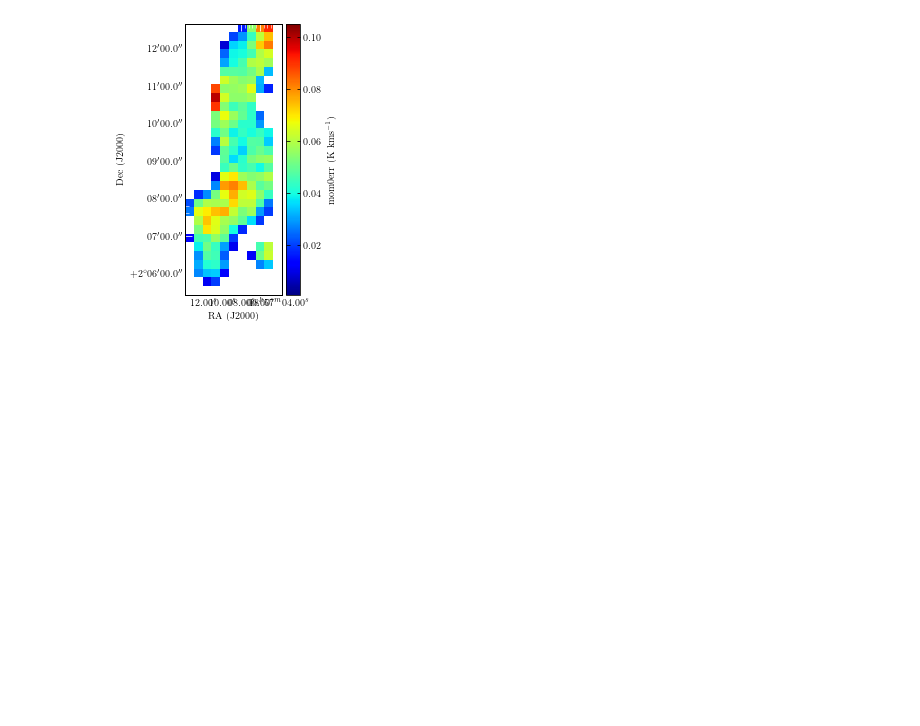
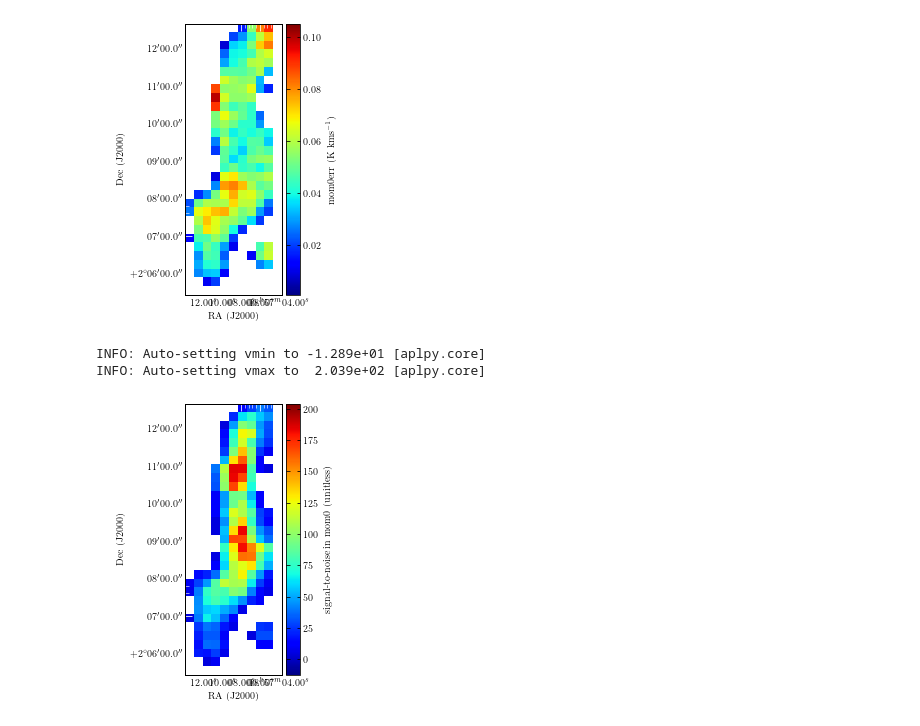
Before and after one commit to ashleythomasbarnes/data_cube_analysis, a Jupyter notebook: examples/moments_plotting.ipynb, the cells around one changed output. Cells and saved outputs as stored; diff of their text form; code cells hidden in the pictures; blank space fills up the shorter version.

```diff
--- a/examples/moments_plotting.ipynb
+++ b/examples/moments_plotting.ipynb
@@ -82,3 +83,18 @@ fig.savefig('mom0err.pdf', dpi=200, bbox_inches='tight')
 INFO: Auto-setting vmin to  6.729e-04 [aplpy.core]
 INFO: Auto-setting vmax to  1.052e-01 [aplpy.core]
 [figure]
+# %%
+#plot signal-to-noise ratio for mom0
+s2n = mom['mom0'].data/mom0err.data
+s2n = fits.PrimaryHDU(data=s2n, header=mom['mom0'].header)
+
+fig = plt.figure(figsize=(5,5))
+ax = aplpy.FITSFigure(s2n, figure=fig)
+ax.show_colorscale()
+ax.add_colorbar()
+ax.colorbar.set_axis_label_text('signal-to-noise in mom0 (unitless)')
+fig.savefig('s2n.pdf', dpi=200, bbox_inches='tight')
+# %% [output]
+INFO: Auto-setting vmin to -1.289e+01 [aplpy.core]
+INFO: Auto-setting vmax to  2.039e+02 [aplpy.core]
+[figure, added]
```
Also changed, not shown: parts of 6 cells of this notebook, 3 other files.
